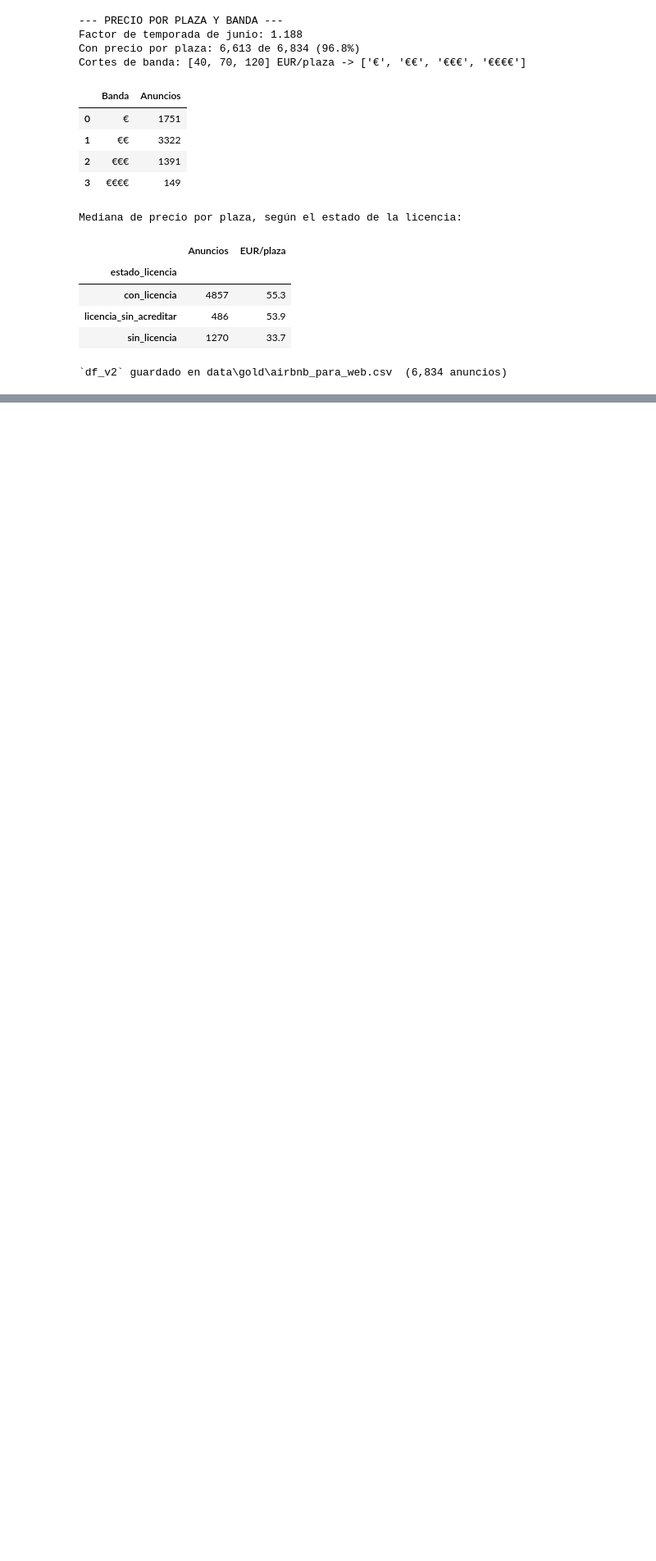
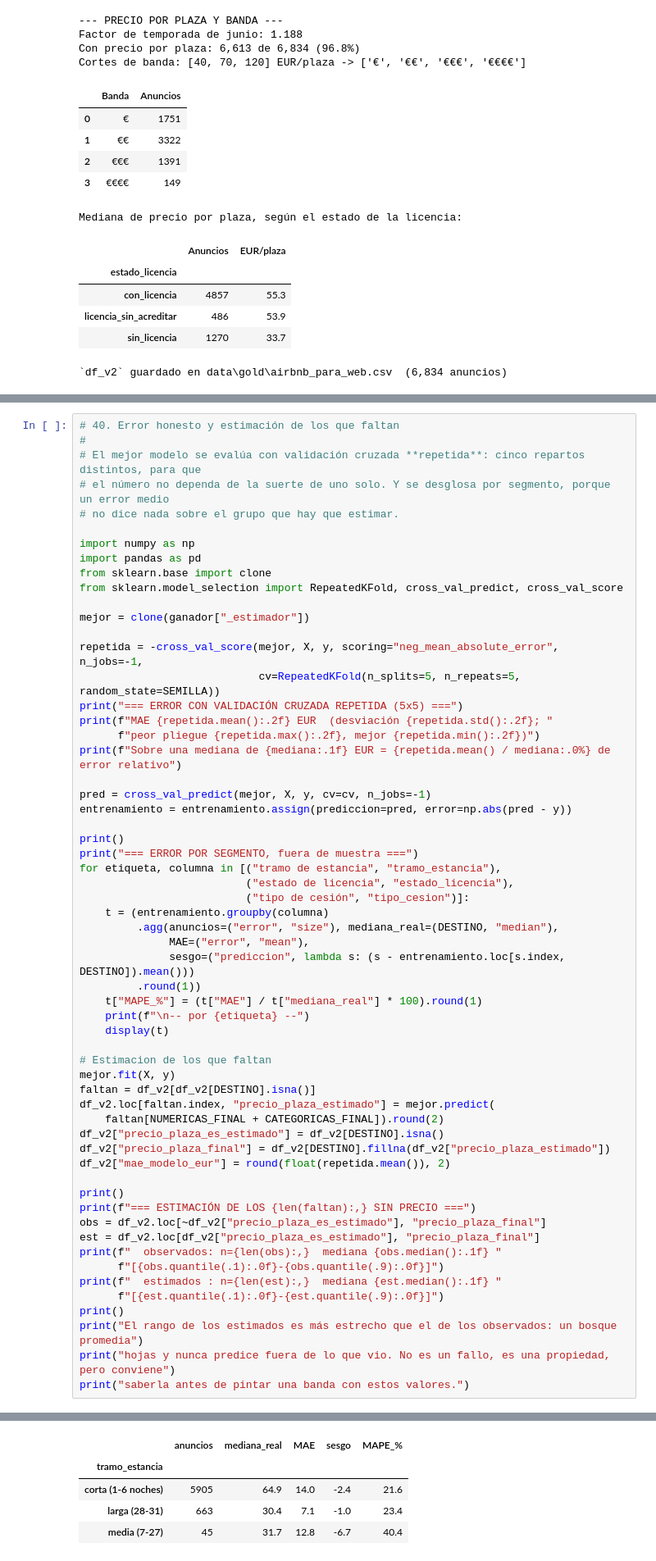
Before and after one commit to Ruthlessallen/Turismo-y-Barcelona, a Jupyter notebook: pipeline/notebooks/revisar_airbnb_v2.ipynb, the cells around one changed output, grey strips where cells are left out. Shown at 82% size. Drawn from its saved outputs; the diff is of its cells as text; blank space fills up the shorter version.

```diff
--- a/pipeline/notebooks/revisar_airbnb_v2.ipynb
+++ b/pipeline/notebooks/revisar_airbnb_v2.ipynb
@@ -2553,0 +3145,60 @@ Mediana de precio por plaza, según el estado de la licencia:
+# %%
+# 40. Error honesto y estimación de los que faltan
+#
+# El mejor modelo se evalúa con validación cruzada **repetida**: cinco repartos distintos, para que
+# el número no dependa de la suerte de uno solo. Y se desglosa por segmento, porque un error medio
+# no dice nada sobre el grupo que hay que estimar.
+
+import numpy as np
+import pandas as pd
+from sklearn.base import clone
+from sklearn.model_selection import RepeatedKFold, cross_val_predict, cross_val_score
+
+mejor = clone(ganador["_estimador"])
+
+repetida = -cross_val_score(mejor, X, y, scoring="neg_mean_absolute_error", n_jobs=-1,
+                            cv=RepeatedKFold(n_splits=5, n_repeats=5, random_state=SEMILLA))
+print("=== ERROR CON VALIDACIÓN CRUZADA REPETIDA (5x5) ===")
+print(f"MAE {repetida.mean():.2f} EUR  (desviación {repetida.std():.2f}; "
+      f"peor pliegue {repetida.max():.2f}, mejor {repetida.min():.2f})")
+print(f"Sobre una mediana de {mediana:.1f} EUR = {repetida.mean() / mediana:.0%} de error relativo")
+
+pred = cross_val_predict(mejor, X, y, cv=cv, n_jobs=-1)
+entrenamiento = entrenamiento.assign(prediccion=pred, error=np.abs(pred - y))
+
+print()
+print("=== ERROR POR SEGMENTO, fuera de muestra ===")
+for etiqueta, columna in [("tramo de estancia", "tramo_estancia"),
+                          ("estado de licencia", "estado_licencia"),
+                          ("tipo de cesión", "tipo_cesion")]:
+    t = (entrenamiento.groupby(columna)
+         .agg(anuncios=("error", "size"), mediana_real=(DESTINO, "median"),
+              MAE=("error", "mean"),
+              sesgo=("prediccion", lambda s: (s - entrenamiento.loc[s.index, DESTINO]).mean()))
+         .round(1))
+    t["MAPE_%"] = (t["MAE"] / t["mediana_real"] * 100).round(1)
+    print(f"\n-- por {etiqueta} --")
+    display(t)
+
+# Estimacion de los que faltan
+mejor.fit(X, y)
+faltan = df_v2[df_v2[DESTINO].isna()]
+df_v2.loc[faltan.index, "precio_plaza_estimado"] = mejor.predict(
+    faltan[NUMERICAS_FINAL + CATEGORICAS_FINAL]).round(2)
+df_v2["precio_plaza_es_estimado"] = df_v2[DESTINO].isna()
+df_v2["precio_plaza_final"] = df_v2[DESTINO].fillna(df_v2["precio_plaza_estimado"])
+df_v2["mae_modelo_eur"] = round(float(repetida.mean()), 2)
+
+print()
+print(f"=== ESTIMACIÓN DE LOS {len(faltan):,} SIN PRECIO ===")
+obs = df_v2.loc[~df_v2["precio_plaza_es_estimado"], "precio_plaza_final"]
+est = df_v2.loc[df_v2["precio_plaza_es_estimado"], "precio_plaza_final"]
+print(f"  observados: n={len(obs):,}  mediana {obs.median():.1f} "
+      f"[{obs.quantile(.1):.0f}-{obs.quantile(.9):.0f}]")
+print(f"  estimados : n={len(est):,}  mediana {est.median():.1f} "
+      f"[{est.quantile(.1):.0f}-{est.quantile(.9):.0f}]")
+print()
+print("El rango de los estimados es más estrecho que el de los observados: un bosque promedia")
+print("hojas y nunca predice fuera de lo que vio. No es un fallo, es una propiedad, pero conviene")
+print("saberla antes de pintar una banda con estos valores.")
+# %% [output]
@@ -2553,0 +3212,5 @@ Mediana de precio por plaza, según el estado de la licencia:
+|  | anuncios | mediana_real | MAE | sesgo | MAPE_% |
+| tramo_estancia |  |  |  |  |  |
+| corta (1-6 noches) | 5905 | 64.9 | 14.0 | -2.4 | 21.6 |
+| larga (28-31) | 663 | 30.4 | 7.1 | -1.0 | 23.4 |
+| media (7-27) | 45 | 31.7 | 12.8 | -6.7 | 40.4 |
```
Also changed, not shown: parts of 15 cells of this notebook, 6 other files.
